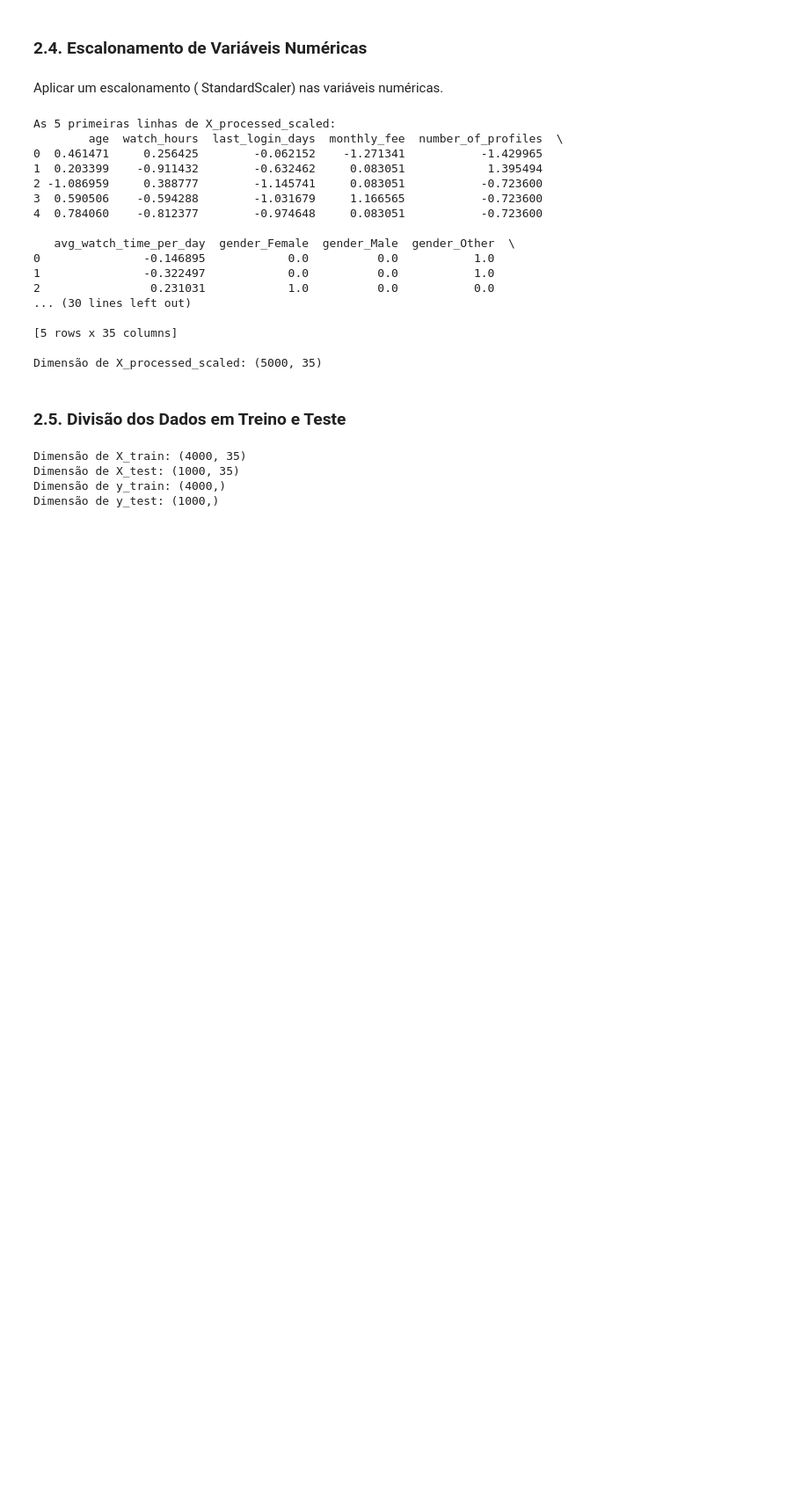
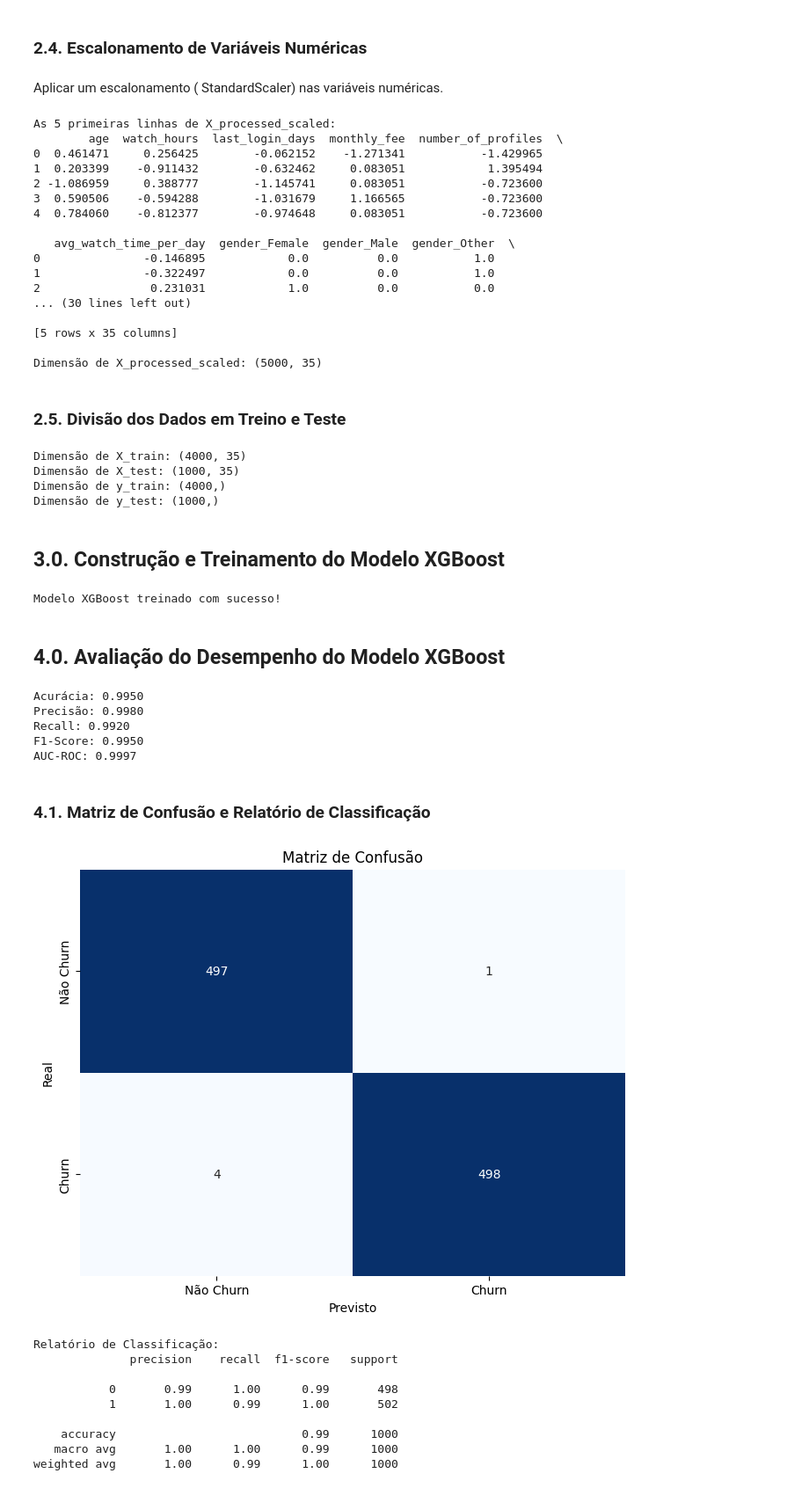
Before and after one commit to leoserpa/netflix-churn-prediction-dashboard, a Jupyter notebook: notebooks/netflix_churn_prediction.ipynb, the cells around one changed output. Shown at 88% size. Saved outputs shown, nothing was run; the diff lists cells and outputs as text; code cells hidden in the pictures; blank space fills up the shorter version.

Commit message:
Implementar treinamento do modelo XGBoost, avaliar desempenho e salvar modelo treinado

```diff
--- a/notebooks/netflix_churn_prediction.ipynb
+++ b/notebooks/netflix_churn_prediction.ipynb
@@ -326,3 +326,65 @@ Dimensão de X_train: (4000, 35)
 Dimensão de X_test: (1000, 35)
 Dimensão de y_train: (4000,)
 Dimensão de y_test: (1000,)
+# %% [markdown]
+## 3.0. Construção e Treinamento do Modelo XGBoost
+# %%
+# Instanciar o modelo XGBoost
+xgb_model = XGBClassifier(random_state=42, eval_metric='logloss')
+
+# Treinar o modelo com os dados de treino
+xgb_model.fit(X_train, y_train)
+
+print("Modelo XGBoost treinado com sucesso!")
+# %% [output]
+Modelo XGBoost treinado com sucesso!
+# %% [markdown]
+## 4.0. Avaliação do Desempenho do Modelo XGBoost
+# %%
+# Fazer previsões no conjunto de teste
+y_pred = xgb_model.predict(X_test)
+y_pred_proba = xgb_model.predict_proba(X_test)[:, 1]
+
+# Calcular métricas de avaliação
+accuracy = accuracy_score(y_test, y_pred)
+precision = precision_score(y_test, y_pred)
+recall = recall_score(y_test, y_pred)
+f1 = f1_score(y_test, y_pred)
+roc_auc = roc_auc_score(y_test, y_pred_proba)
+
+print(f"Acurácia: {accuracy:.4f}")
+print(f"Precisão: {precision:.4f}")
+print(f"Recall: {recall:.4f}")
+print(f"F1-Score: {f1:.4f}")
+print(f"AUC-ROC: {roc_auc:.4f}")
+# %% [output]
+Acurácia: 0.9950
+Precisão: 0.9980
+Recall: 0.9920
+F1-Score: 0.9950
+AUC-ROC: 0.9997
+# %% [markdown]
+### 4.1. Matriz de Confusão e Relatório de Classificação
+# %%
+cm = confusion_matrix(y_test, y_pred)
+plt.figure(figsize=(8, 6))
+sns.heatmap(cm, annot=True, fmt='d', cmap='Blues', cbar=False,
+            xticklabels=['Não Churn', 'Churn'], yticklabels=['Não Churn', 'Churn'])
+plt.xlabel('Previsto')
+plt.ylabel('Real')
+plt.title('Matriz de Confusão')
+plt.show()
+
+print("\nRelatório de Classificação:")
+print(classification_report(y_test, y_pred))
+# %% [output]
+[figure, added]
+Relatório de Classificação:
+              precision    recall  f1-score   support
+
+           0       0.99      1.00      0.99       498
+           1       1.00      0.99      1.00       502
+
+    accuracy                           0.99      1000
+   macro avg       1.00      1.00      0.99      1000
+weighted avg       1.00      0.99      1.00      1000
```
Also changed, not shown: parts of 4 cells of this notebook.
